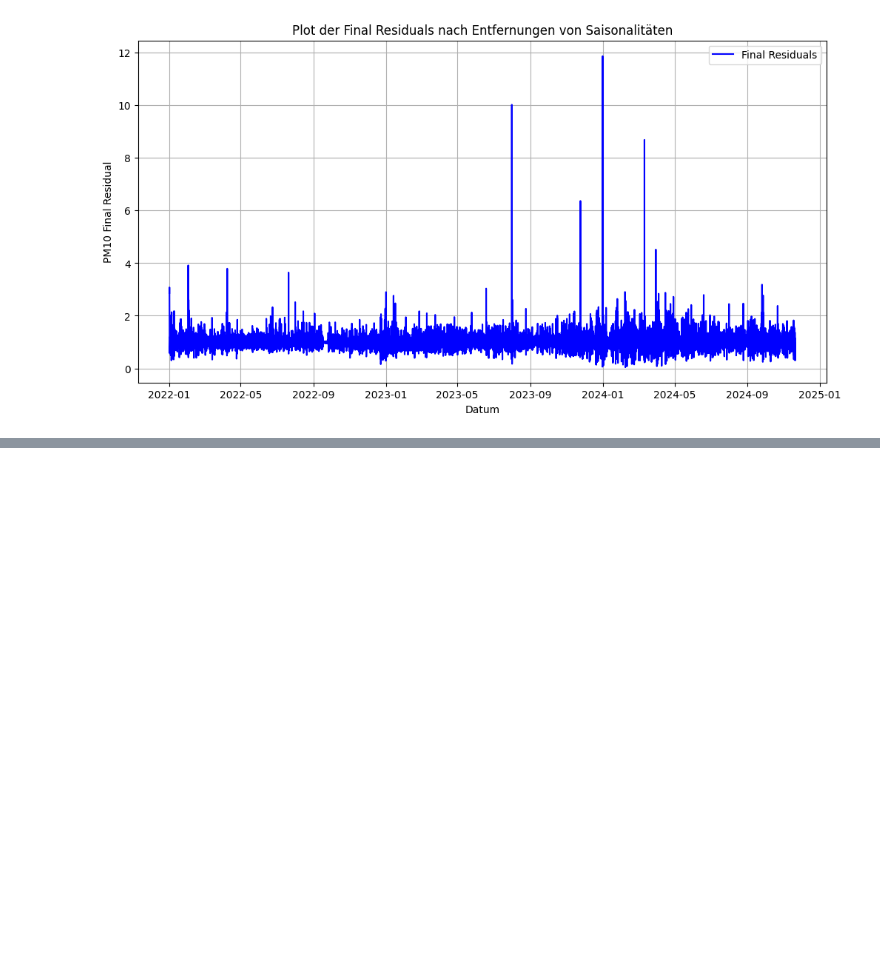
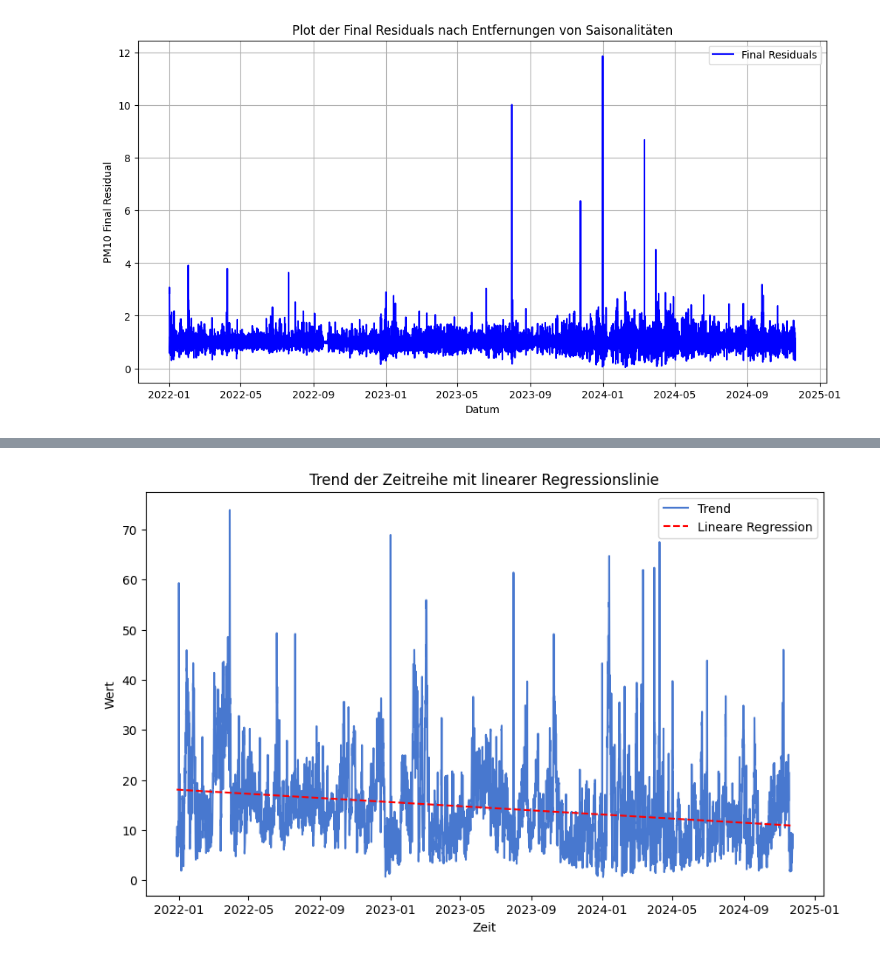
Before and after one commit to joejoejoejor/Its-Wekk, a Jupyter notebook: 4 - Data/2 - Ruben/Targetvariable_timeseries.ipynb, the cells around one changed output, grey strips where cells are left out. Drawn from its saved outputs; the diff is of its cells as text; code cells hidden in the pictures; blank space fills up the shorter version.

```diff
--- a/4 - Data/2 - Ruben/Targetvariable_timeseries.ipynb
+++ b/4 - Data/2 - Ruben/Targetvariable_timeseries.ipynb
@@ -125,0 +151,33 @@ plt.show()
+# %%
+import pandas as pd
+import matplotlib.pyplot as plt
+from statsmodels.tsa.seasonal import seasonal_decompose
+import numpy as np
+
+# Angenommen, 'series' ist deine Zeitreihendaten
+# Beispiel: Anpassen der Periode an die Länge der Serie
+period = 7  # Beispielperiode, passe sie an deine Daten an
+
+# Durchführung der saisonalen Dekomposition
+result = seasonal_decompose(series, model='multiplicative', period=period)
+
+# Extrahieren der Trendkomponente
+trend = result.trend.dropna()  # Entferne NaN-Werte
+
+# Berechnung der linearen Regression
+x = np.arange(len(trend))
+y = trend.values
+slope, intercept = np.polyfit(x, y, 1)
+regression_line = slope * x + intercept
+
+# Plotten der Trendkomponente und der linearen Regressionslinie
+plt.figure(figsize=(10, 6))
+plt.plot(trend, label='Trend')
+plt.plot(trend.index, regression_line, color='red', linestyle='--', label='Lineare Regression')
+plt.title('Trend der Zeitreihe mit linearer Regressionslinie')
+plt.xlabel('Zeit')
+plt.ylabel('Wert')
+plt.legend()
+plt.show()
+# %% [output]
+[figure, added]
```
Also changed, not shown: parts of 4 cells of this notebook, 1 other file.
